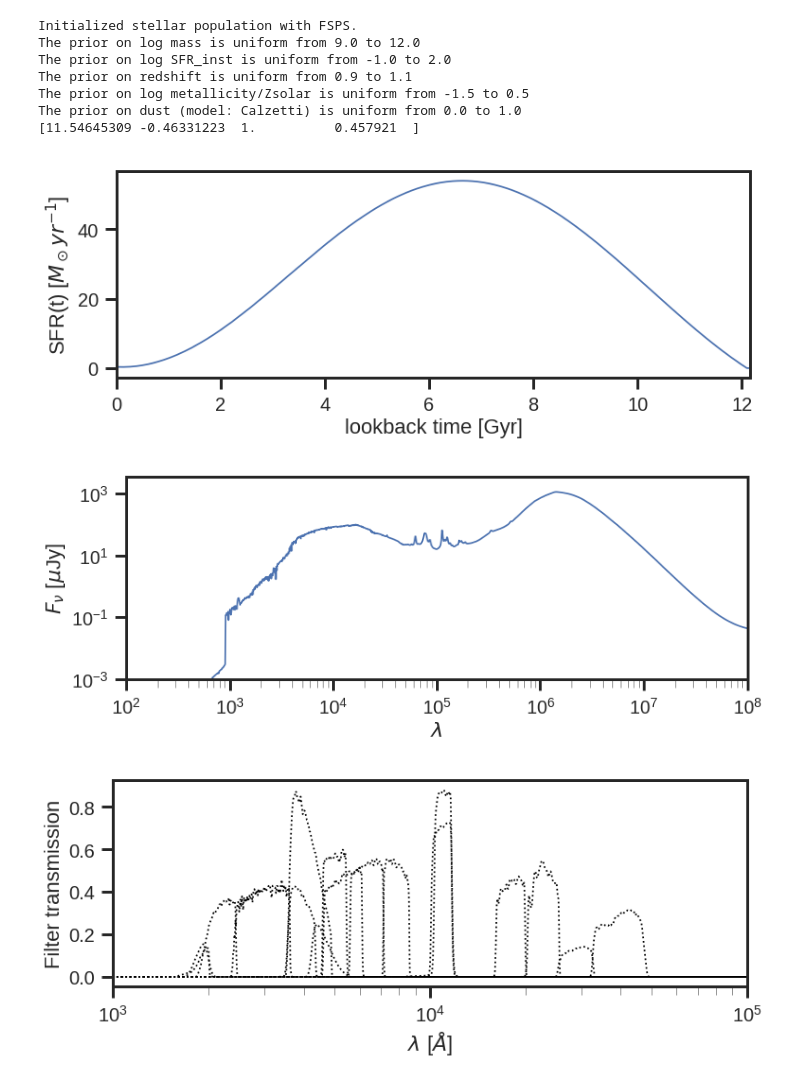
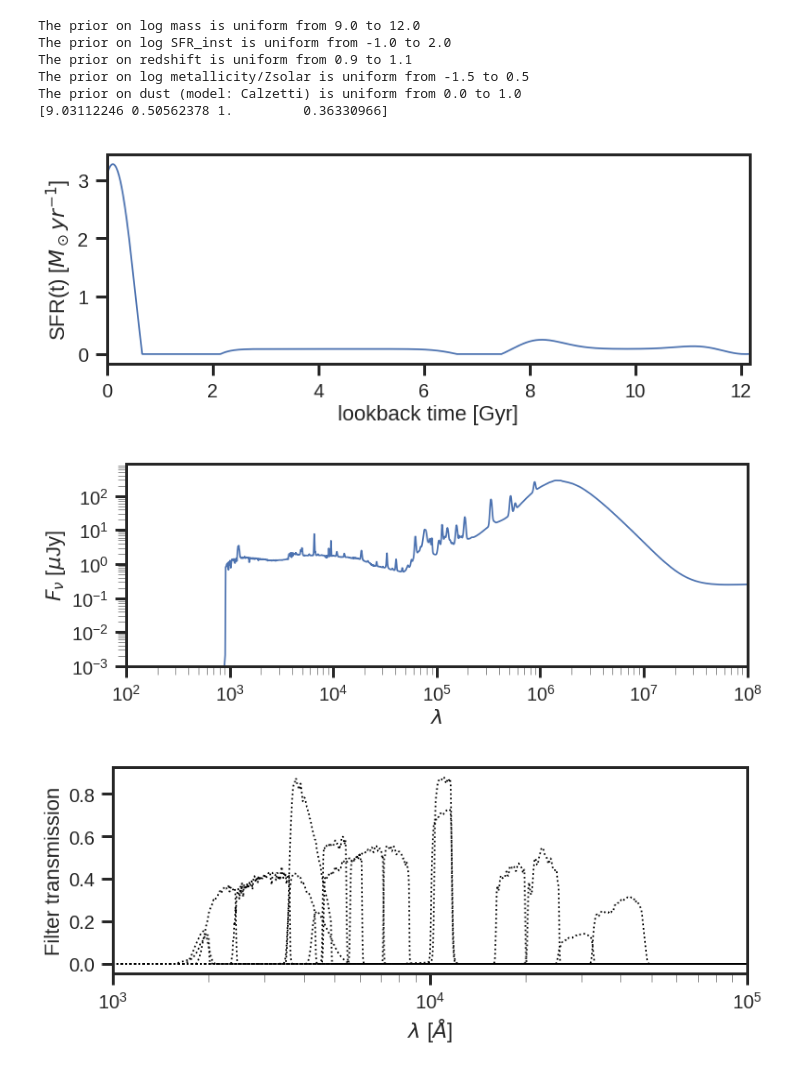
Before and after one commit to kartheikiyer/dense_basis, a Jupyter notebook: test_sed.ipynb, the cells around one changed output. Saved outputs shown, nothing was run; the diff lists cells and outputs as text; code cells hidden in the pictures.

```diff
--- a/test_sed.ipynb
+++ b/test_sed.ipynb
@@ -1,35 +1,39 @@
 # %%
 import matplotlib.pyplot as plt
 import dense_basis as db
 import numpy as np
 import sys
 
 # print priors
 db.print_priors()
 
 # sample from priors: M*, SFR, tx, Av, Z, z
 
-rand_sfh_tuple = db.sample_sfh_tuple(random_seed = 15, Nparam = 1)
+rseed = 9
+
+rand_sfh_tuple = db.sample_sfh_tuple(random_seed = rseed, Nparam = 1)
 print(rand_sfh_tuple)
 
 rand_sfh, rand_time = db.gp_sfh_sklearn(rand_sfh_tuple, zval = 0.1)
 
 db.plot_sfh(rand_time, rand_sfh, lookback=True)
 
-rand_sfh_tuple, rand_Z, rand_Av, rand_z = db.sample_all_params(random_seed = 15, Nparam = 1)
+rand_sfh_tuple, rand_Z, rand_Av, rand_z = db.sample_all_params(random_seed = rseed, Nparam = 1)
 rand_spec, rand_lam = db.make_spec(rand_sfh_tuple, rand_Z, rand_Av, rand_z, return_lam = True)
 
+filter_list = 'dense_basis/filters/filter_list_goodss.dat'
+rand_sed = db.calc_fnu_sed(rand_spec, rand_z, rand_lam, fkit_name = filter_list)
+
 db.plot_spec(rand_lam, rand_spec)
 # %% [output]
-Initialized stellar population with FSPS.
 The prior on log mass is uniform from 9.0 to 12.0
 The prior on log SFR_inst is uniform from -1.0 to 2.0
 The prior on redshift is uniform from 0.9 to 1.1
 The prior on log metallicity/Zsolar is uniform from -1.5 to 0.5
 The prior on dust (model: Calzetti) is uniform from 0.0 to 1.0
-[11.54645309 -0.46331223  1.          0.457921  ]
+[9.03112246 0.50562378 1.         0.36330966]
-[figure, old version]
+[figure, new version]
-[figure, old version]
+[figure, new version]
 # %%
 # now generate SED
 
```
Also changed, not shown: parts of 13 cells of this notebook, 2 other files.
